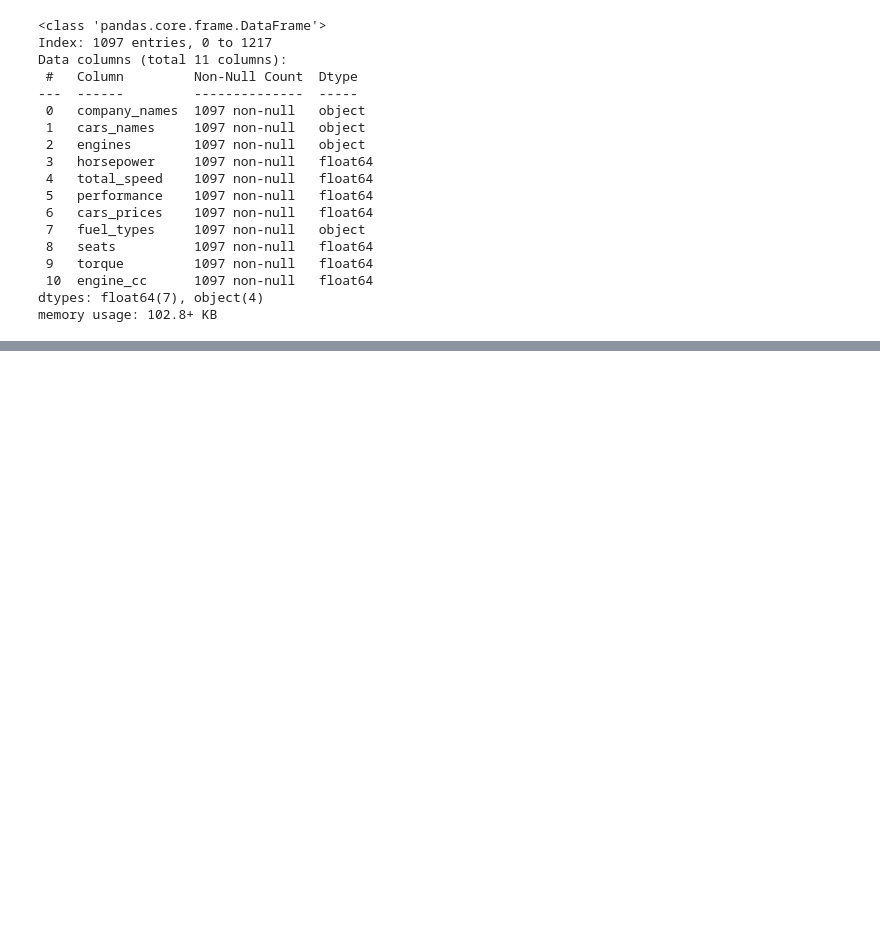
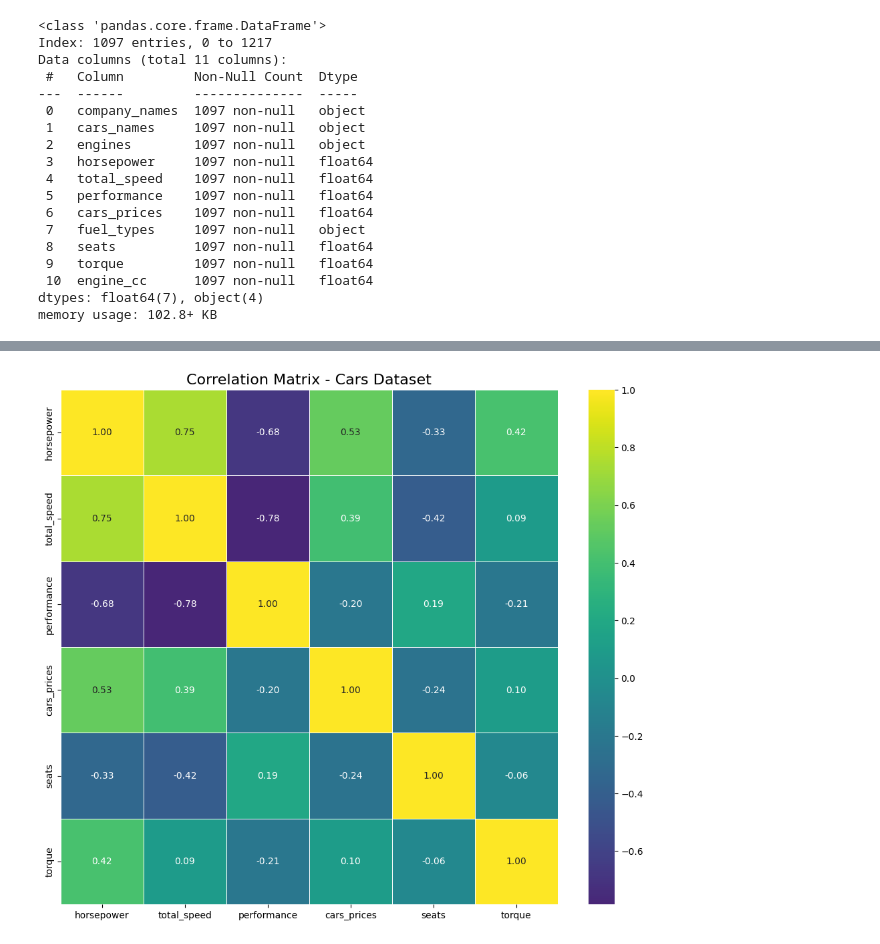
Before and after one commit to Wazard/GruppoX-Car-Analysis, a Jupyter notebook: car_analysis.ipynb, the cells around one changed output, grey strips where cells are left out. Cells and saved outputs as stored; diff of their text form; code cells hidden in the pictures; blank space fills up the shorter version.

```diff
--- a/car_analysis.ipynb
+++ b/car_analysis.ipynb
@@ -959,0 +975,17 @@ sns.pairplot(numeric_cols, diag_kind="kde",
+# %%
+corr_matrix = numeric_cols.corr()
+
+plt.figure(figsize=(12, 10))
+
+sns.heatmap(corr_matrix,
+            annot=True,
+            cmap='viridis',
+            center=0,
+            linewidths=0.5,
+            linecolor='white',
+            fmt=".2f")
+
+plt.title('Correlation Matrix - Cars Dataset', fontsize=16)
+plt.show()
+# %% [output]
+[figure, added]
```
Also changed, not shown: parts of 14 cells of this notebook, 2 other files.
